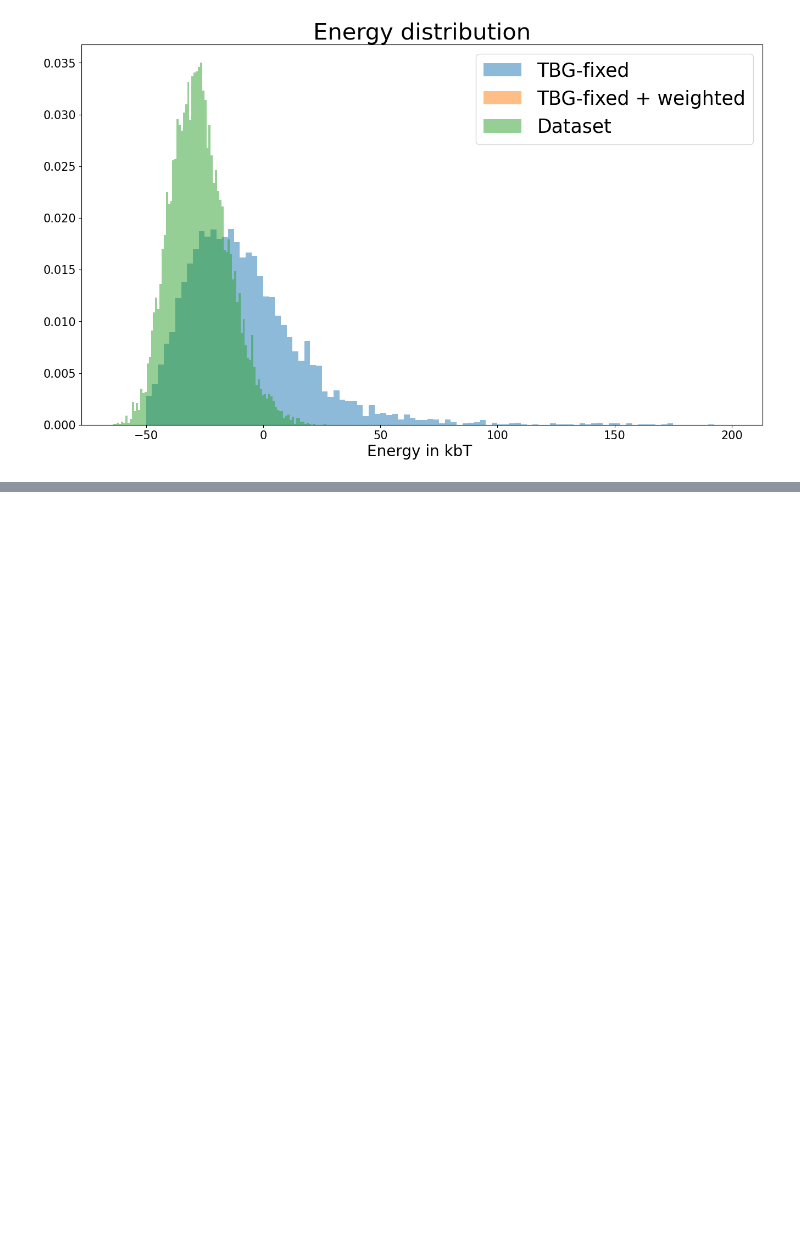
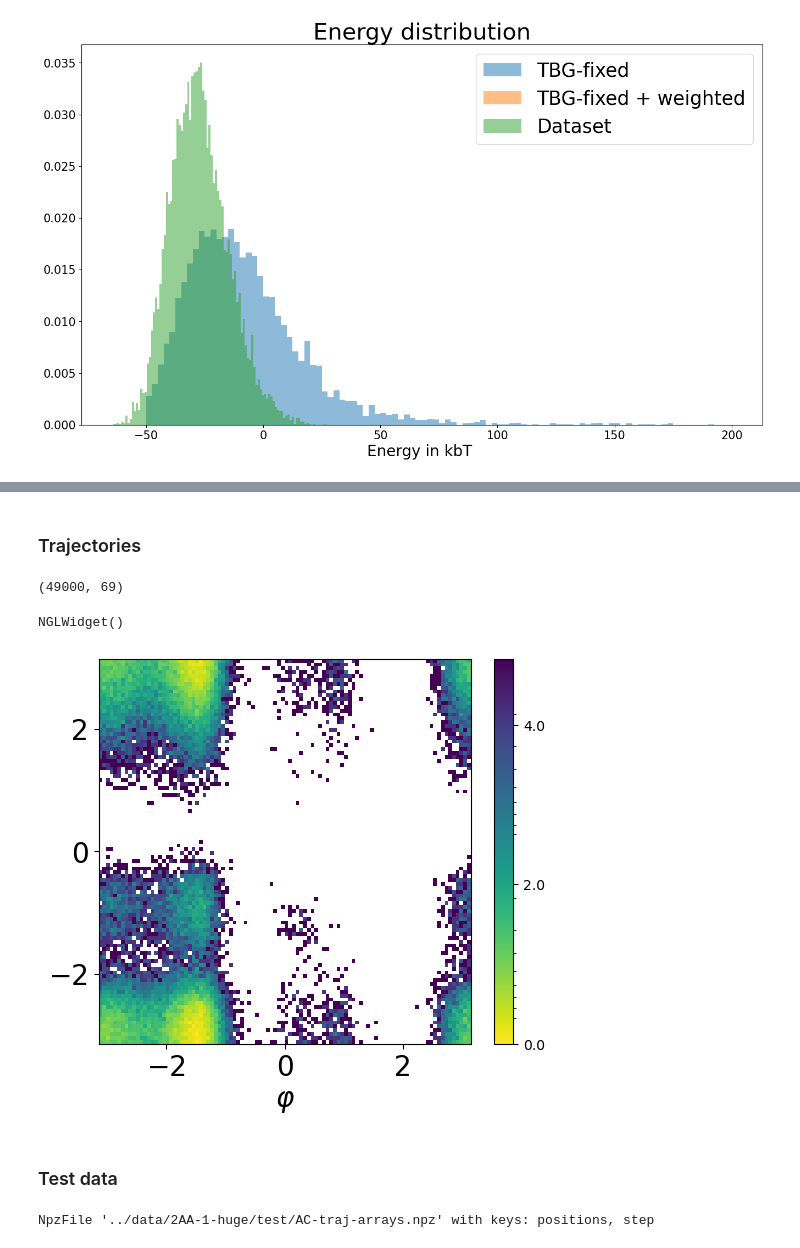
Before and after one commit to seonghyun26/tbg, a Jupyter notebook: notebooks/dataset.ipynb, the cells around one changed output, grey strips where cells are left out. Saved outputs shown, nothing was run; the diff lists cells and outputs as text; code cells hidden in the pictures; blank space fills up the shorter version.

```diff
--- a/notebooks/dataset.ipynb
+++ b/notebooks/dataset.ipynb
@@ -240,0 +273,45 @@ Text(0.5, 1.0, 'Energy distribution')
+# %% [markdown]
+### Trajectories
+# %%
+aa_traj = aa_data['AA']
+print(aa_traj.shape)
+# %% [output]
+(49000, 69)
+# %%
+aa_state = md.load_pdb("../data/2AA-1-large/train/AA-traj-state0.pdb")
+nv.show_mdtraj(aa_state)
+# %% [output]
+NGLWidget()
+# %%
+# C, N, CA, C
+# N, CA, C N
+AA_PHI_ANGLE = [11, 13, 15, 21]
+AA_PSI_ANGLE = [1, 5, 11, 13]
+phi = compute_dihedral(aa_traj.reshape(-1, 23, 3)[:, AA_PHI_ANGLE])
+psi = compute_dihedral(aa_traj.reshape(-1, 23, 3)[:, AA_PSI_ANGLE])
+# %%
+phi_pdb = compute_dihedral(aa_state.xyz[:, PHI_ANGLE])
+psi_pdb = compute_dihedral(aa_state.xyz[:, PSI_ANGLE])
+# %%
+fig, ax = plt.subplots(figsize=(6, 5))
+plot_range = [-np.pi, np.pi]
+h, x_bins, y_bins, im = ax.hist2d(phi, psi, 100, norm=LogNorm(), range=[plot_range,plot_range],rasterized=True)
+ticks = np.array([np.exp(-6)*h.max(), np.exp(-4.0)*h.max(),np.exp(-2)*h.max(), h.max()])
+ax.scatter(phi_pdb, psi_pdb, s=30, alpha=1, color="red")
+ax.set_xlabel(r"$\varphi$", fontsize=20)
+ax.xaxis.set_tick_params(labelsize=20)
+ax.yaxis.set_tick_params(labelsize=20)
+cbar = fig.colorbar(im, ticks=ticks)
+cbar.ax.set_yticklabels([6.0,4.0,2.0,0.0], fontsize=10)
+cbar.ax.invert_yaxis()
+# %% [output]
+[figure, added]
+# %% [markdown]
+### Test data
+# %%
+test_aa = "AC"
+test_aa_data_path = f"../data/2AA-1-huge/test/{test_aa}-traj-arrays.npz"
+test_aa_data = np.load(test_aa_data_path, allow_pickle=True)
+print(test_aa_data)
+# %% [output]
+NpzFile '../data/2AA-1-huge/test/AC-traj-arrays.npz' with keys: positions, step
```
Also changed, not shown: parts of 10 cells of this notebook, 17 other files.
